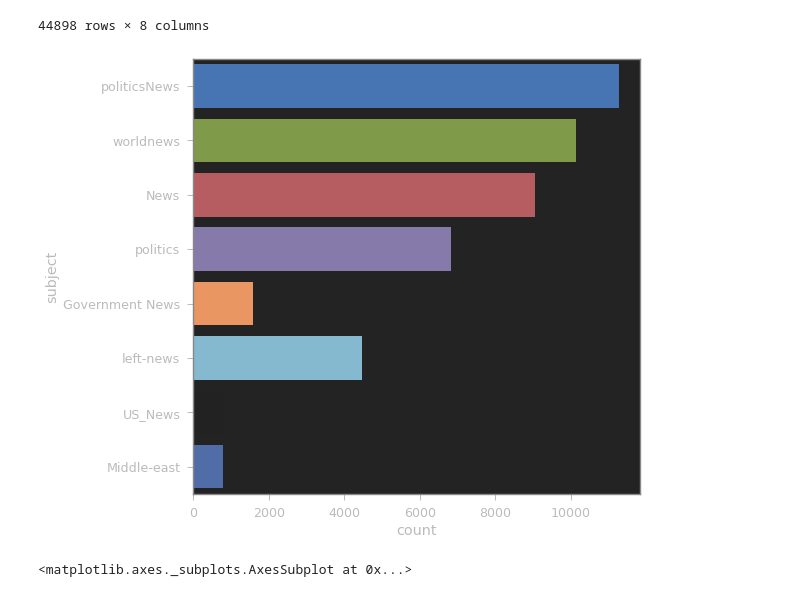
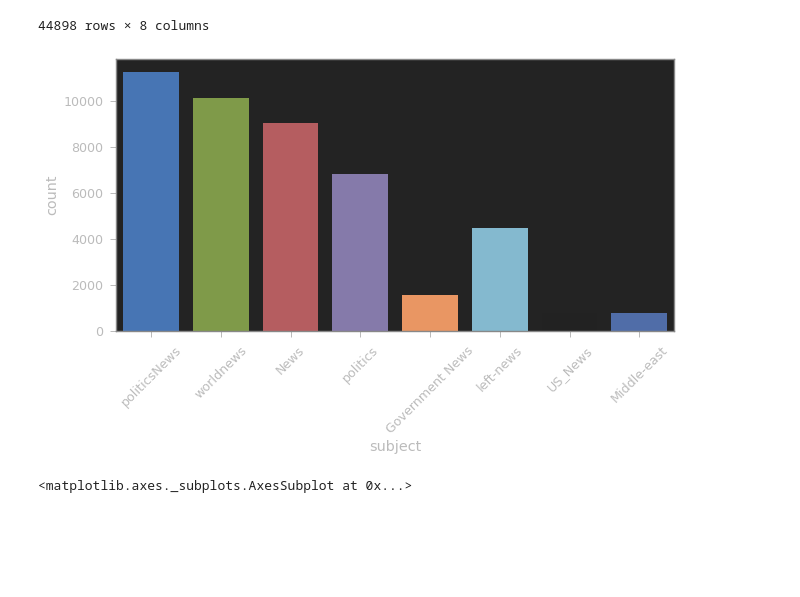
Before and after one commit to mattinglyjen/Final-Project, a Jupyter notebook: Fake_news_2.ipynb, the cells around one changed output. Saved outputs shown, nothing was run; the diff lists cells and outputs as text; code cells hidden in the pictures; blank space fills up the shorter version.

```diff
--- a/Fake_news_2.ipynb
+++ b/Fake_news_2.ipynb
@@ -398,12 +404,15 @@ df
 | 44897 | 10 U.S. Navy Sailors Held by Iran... | 21st Century Wire says As 21WIRE ... | Middle-east | January 12, 2016 | fake | 10 U.S. Navy Sailors Held by Iran... | [navy, sailors, held, iranian, mi... | navy sailors held iranian militar... |
 44898 rows × 8 columns
 # %%
-# plot the number of samples in 'subject'
-plt.figure(figsize = (8, 8))
-sns.countplot(y = "subject", data = df)
+# plot the number of samples in 'subject' article resources
+# plt.figure(figsize = (8, 8))
+# sns.countplot(x = "subject", data = df)
+plt.figure(figsize=(10,5))
+chart = sns.countplot(x = "subject", data = df)
+chart.set_xticklabels(chart.get_xticklabels(), rotation=45)
 plt.show()
 # %% [output]
-[figure, old version]
+[figure, new version]
 # %%
 plt.figure(figsize = (8, 8))
 sns.countplot(x = "target", data = df)
```
Also changed, not shown: parts of 26 cells of this notebook, 2 other files.
